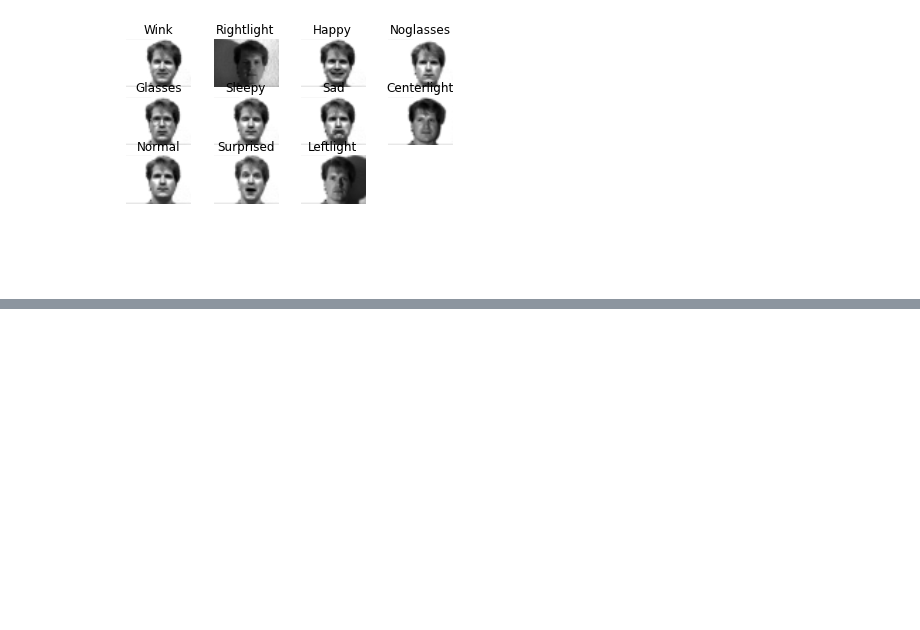
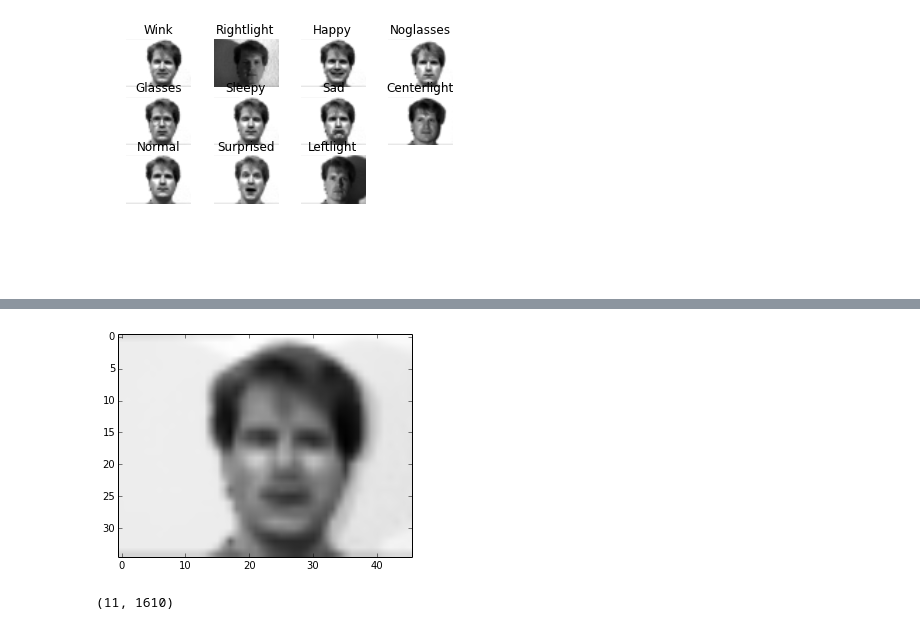
Before and after one commit to bugra/EigenFace, a Jupyter notebook: EigenFace.ipynb, the cells around one changed output, grey strips where cells are left out. Saved outputs shown, nothing was run; the diff lists cells and outputs as text; code cells hidden in the pictures; blank space fills up the shorter version.

```diff
--- a/EigenFace.ipynb
+++ b/EigenFace.ipynb
@@ -48,0 +41,10 @@ plt.show()
+# %%
+eigen_face.plot_mean_vector()
+plt.show()
+# %% [output]
+[figure, added]
+# %%
+aa = eigen_face.pca.eigen_vector[0]
+eigen_face.pca.eigen_vector.shape
+# %% [output]
+(11, 1610)
```
Also changed, not shown: parts of 10 cells of this notebook.
